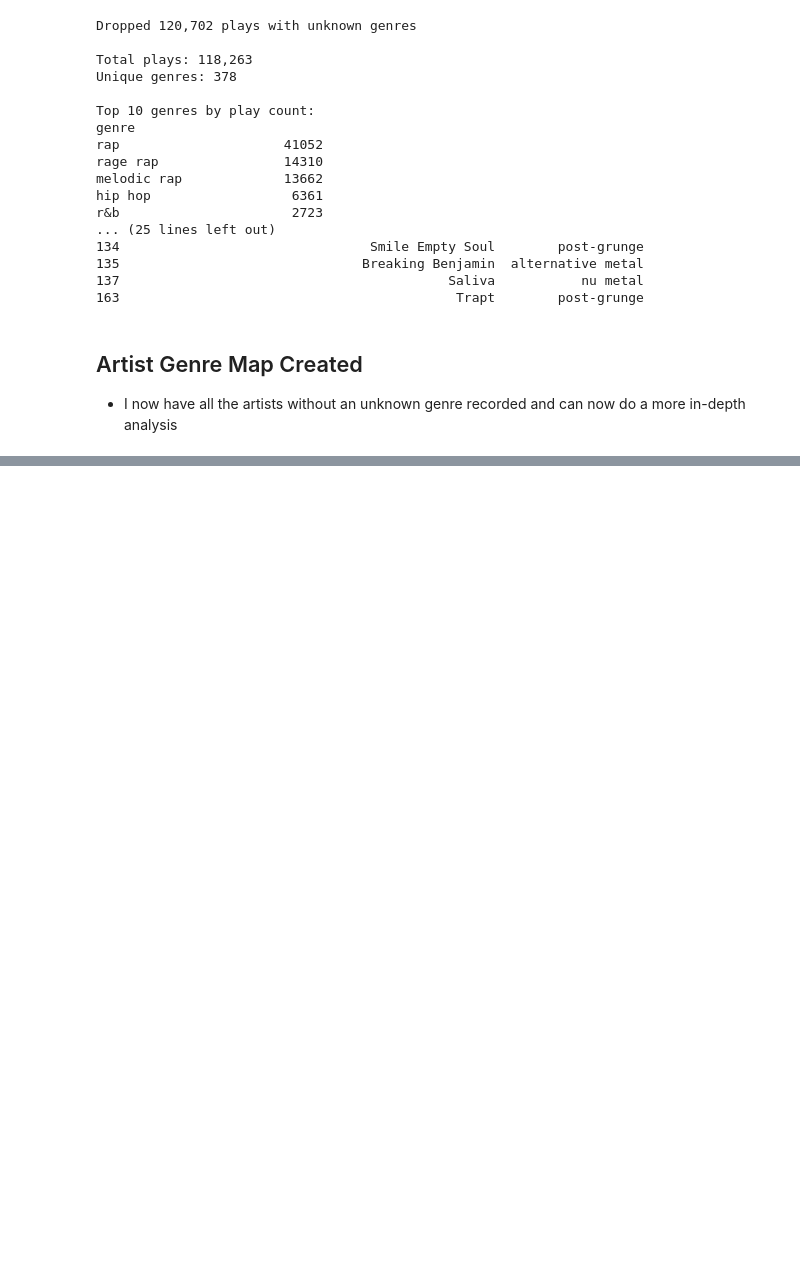
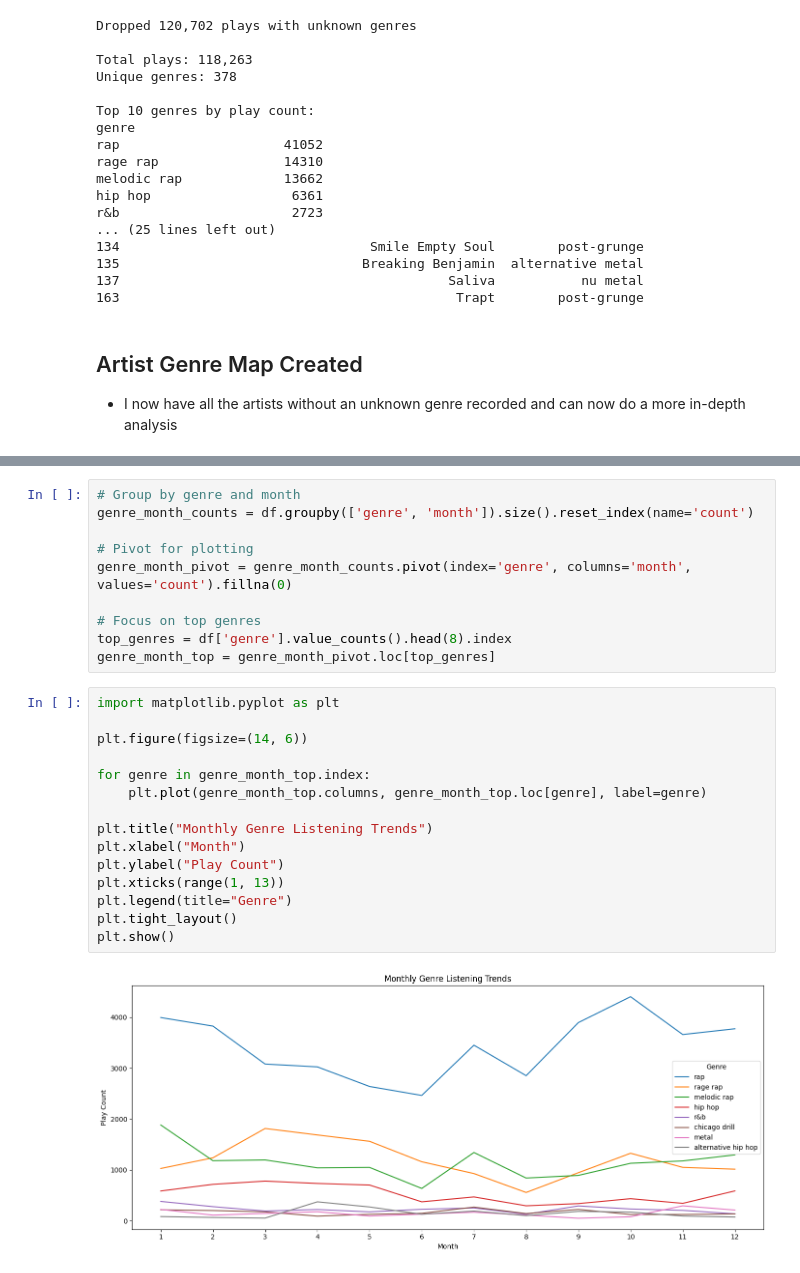
Before and after one commit to Nscook19/Spotify-Data-Analysis, a Jupyter notebook: notebooks/03_genre_mood_analysis.ipynb, the cells around one changed output, grey strips where cells are left out. Saved outputs shown, nothing was run; the diff lists cells and outputs as text; blank space fills up the shorter version.

```diff
--- a/notebooks/03_genre_mood_analysis.ipynb
+++ b/notebooks/03_genre_mood_analysis.ipynb
@@ -125,0 +152,27 @@ r&b                      2723
+# %%
+# Group by genre and month
+genre_month_counts = df.groupby(['genre', 'month']).size().reset_index(name='count')
+
+# Pivot for plotting
+genre_month_pivot = genre_month_counts.pivot(index='genre', columns='month', values='count').fillna(0)
+
+# Focus on top genres
+top_genres = df['genre'].value_counts().head(8).index
+genre_month_top = genre_month_pivot.loc[top_genres]
+# %%
+import matplotlib.pyplot as plt
+
+plt.figure(figsize=(14, 6))
+
+for genre in genre_month_top.index:
+    plt.plot(genre_month_top.columns, genre_month_top.loc[genre], label=genre)
+
+plt.title("Monthly Genre Listening Trends")
+plt.xlabel("Month")
+plt.ylabel("Play Count")
+plt.xticks(range(1, 13))
+plt.legend(title="Genre")
+plt.tight_layout()
+plt.show()
+# %% [output]
+[figure, added]
```
Also changed, not shown: parts of 7 cells of this notebook, 1 other file.
